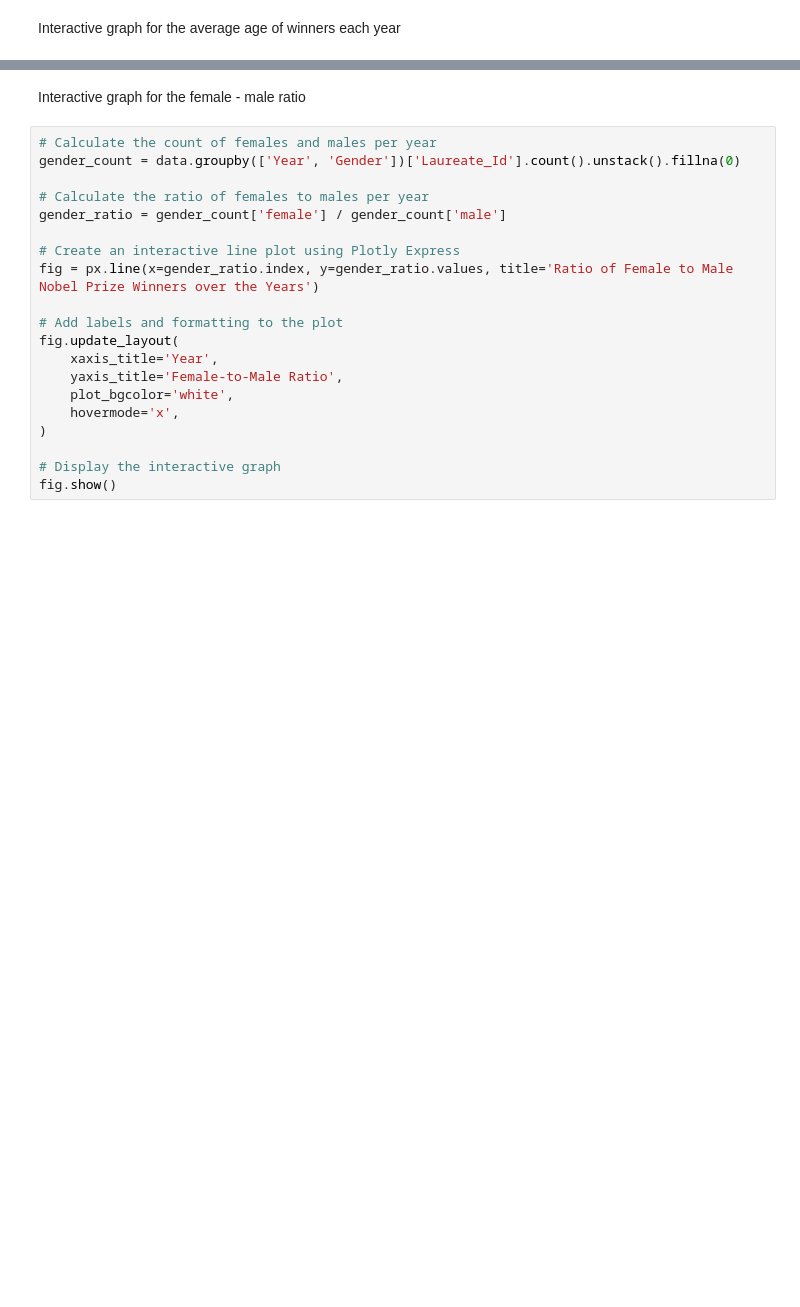
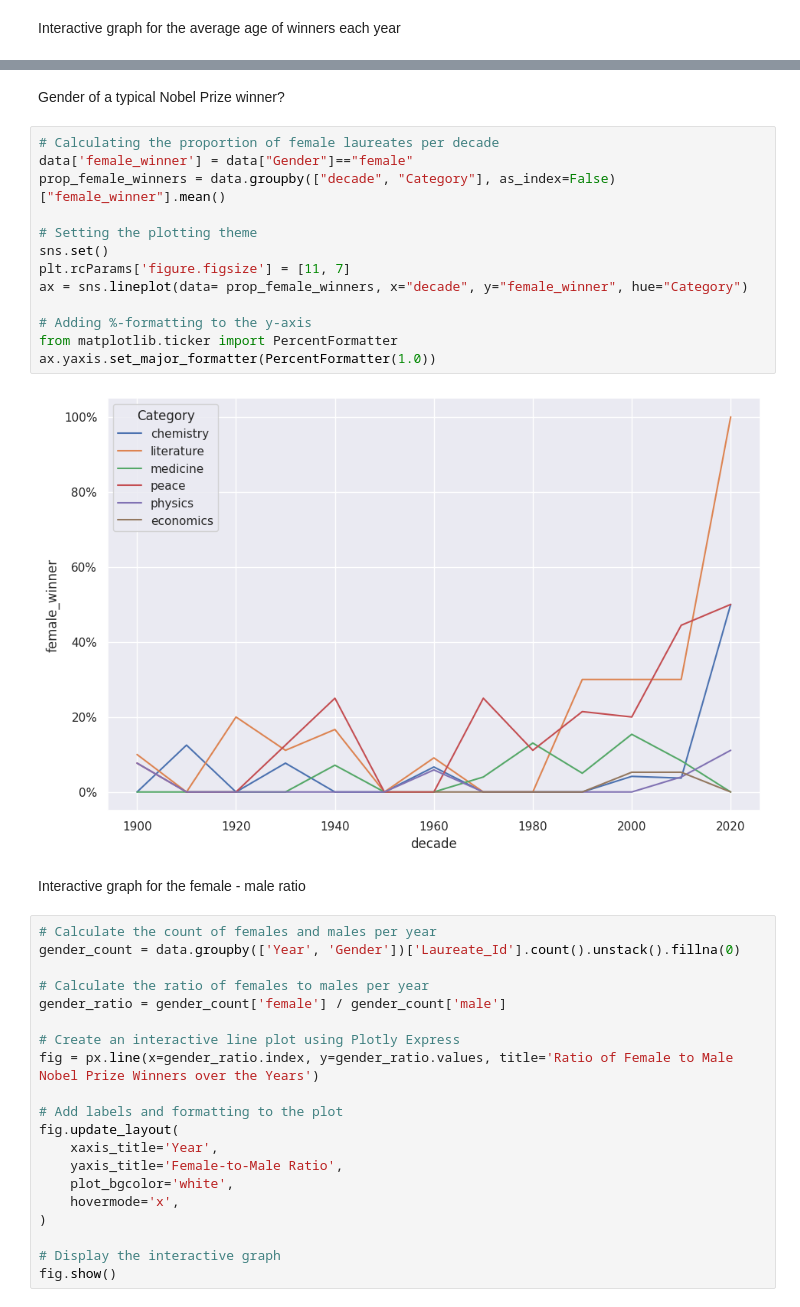
Before and after one commit to CoskunErden/Portfolio, a Jupyter notebook: Nobel.ipynb, the cells around one changed output, grey strips where cells are left out. Drawn from its saved outputs; the diff is of its cells as text; blank space fills up the shorter version.

```diff
--- a/Nobel.ipynb
+++ b/Nobel.ipynb
@@ -99,3 +296,20 @@ fig.show()
+# %% [markdown]
+Gender of a typical Nobel Prize winner?
+# %%
+# Calculating the proportion of female laureates per decade
+data['female_winner'] = data["Gender"]=="female"
+prop_female_winners = data.groupby(["decade", "Category"], as_index=False)["female_winner"].mean()
+
+# Setting the plotting theme
+sns.set()
+plt.rcParams['figure.figsize'] = [11, 7]
+ax = sns.lineplot(data= prop_female_winners, x="decade", y="female_winner", hue="Category")
+
+# Adding %-formatting to the y-axis
+from matplotlib.ticker import PercentFormatter
+ax.yaxis.set_major_formatter(PercentFormatter(1.0))
+# %% [output]
+[figure, added]
 # %% [markdown]
 Interactive graph for the female - male ratio
 # %%
```
Also changed, not shown: parts of 25 cells of this notebook.
